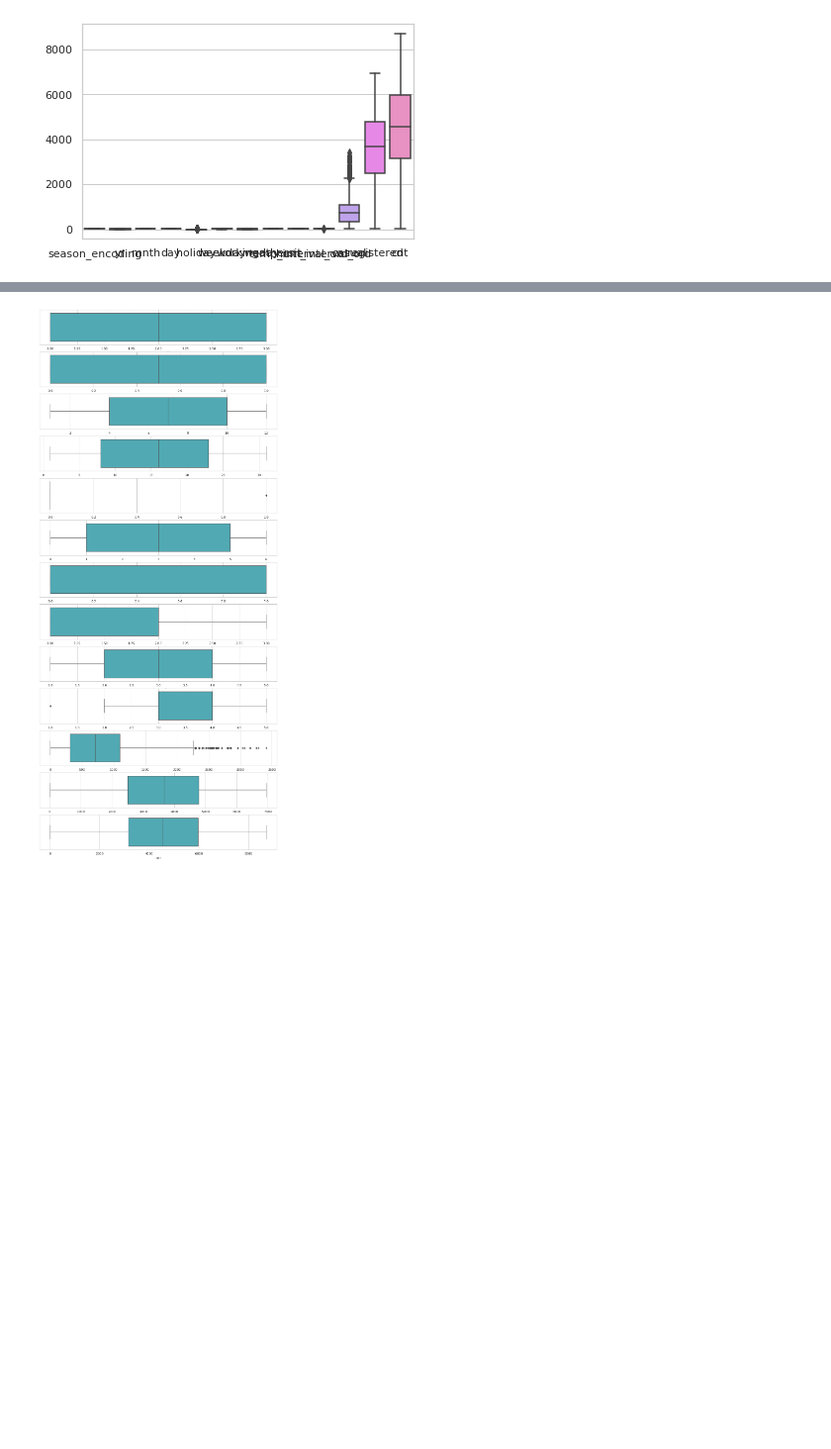
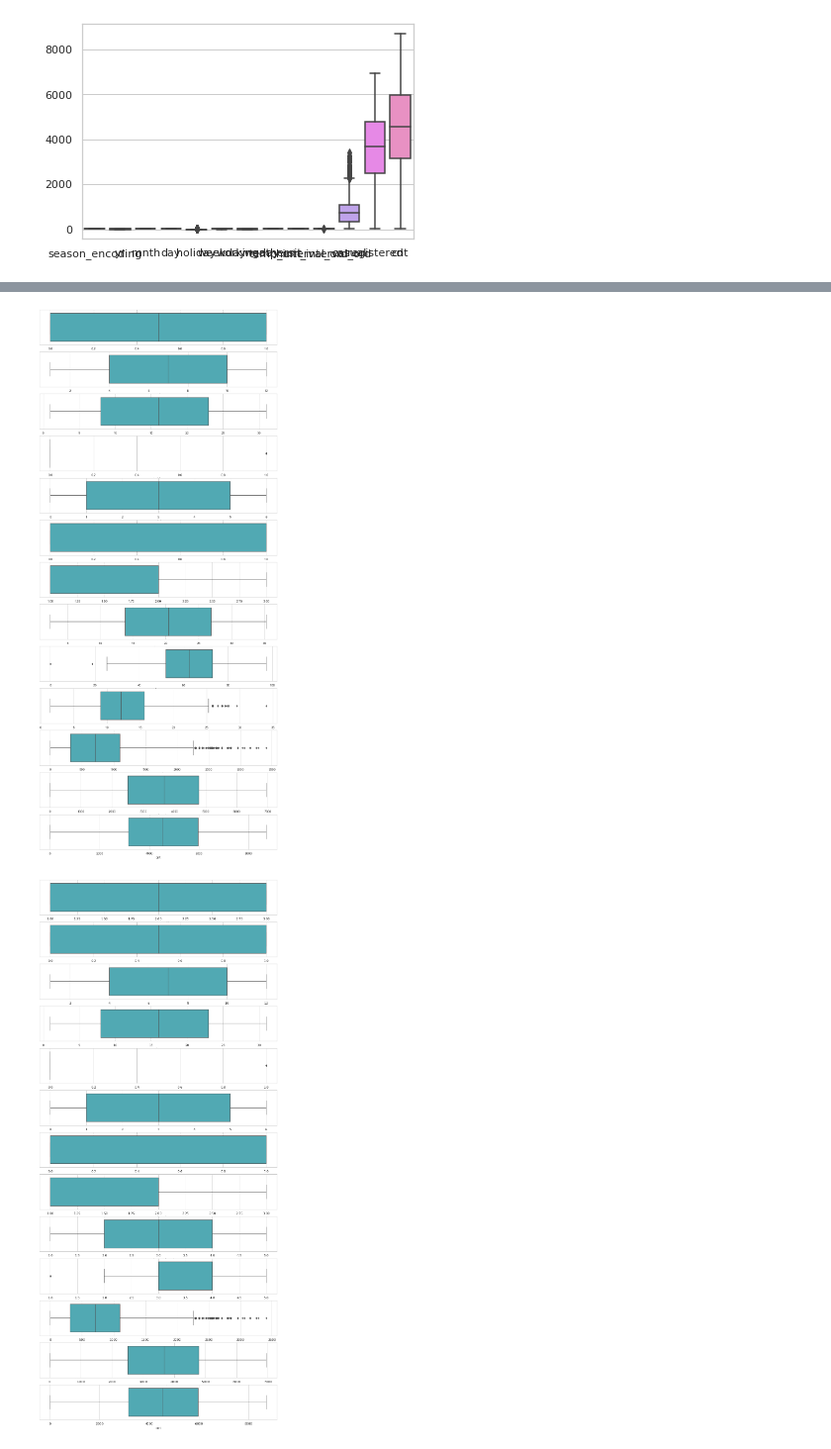
Before and after one commit to Adalab/project-da-promo-A-module-3-team-1, a Jupyter notebook: Proyecto_Final.ipynb, the cells around one changed output, grey strips where cells are left out. Shown: that part at 99% size. Cells and saved outputs as stored; diff of their text form; code cells hidden in the pictures; blank space fills up the shorter version.

```diff
--- a/Proyecto_Final.ipynb
+++ b/Proyecto_Final.ipynb
@@ -687,3 +717,11 @@ sns.boxplot(data = df_numericas)
+# %%
+fig, axes = plt.subplots(13, 1, figsize=(15,35))
+for i in range(len(df_num_datos.columns)):
+    sns.boxplot(x = df_num_datos.columns[i], data = df,palette= "YlGnBu", ax=axes[i]); # para trazar una línea de densidad
+
+plt.show()
+# %% [output]
+[figure, added]
 # %%
 fig, axes = plt.subplots(13, 1, figsize=(15,35))
 for i in range(len(df_numericas.columns)):
```
Also changed, not shown: parts of 33 cells of this notebook, 1 other file.
